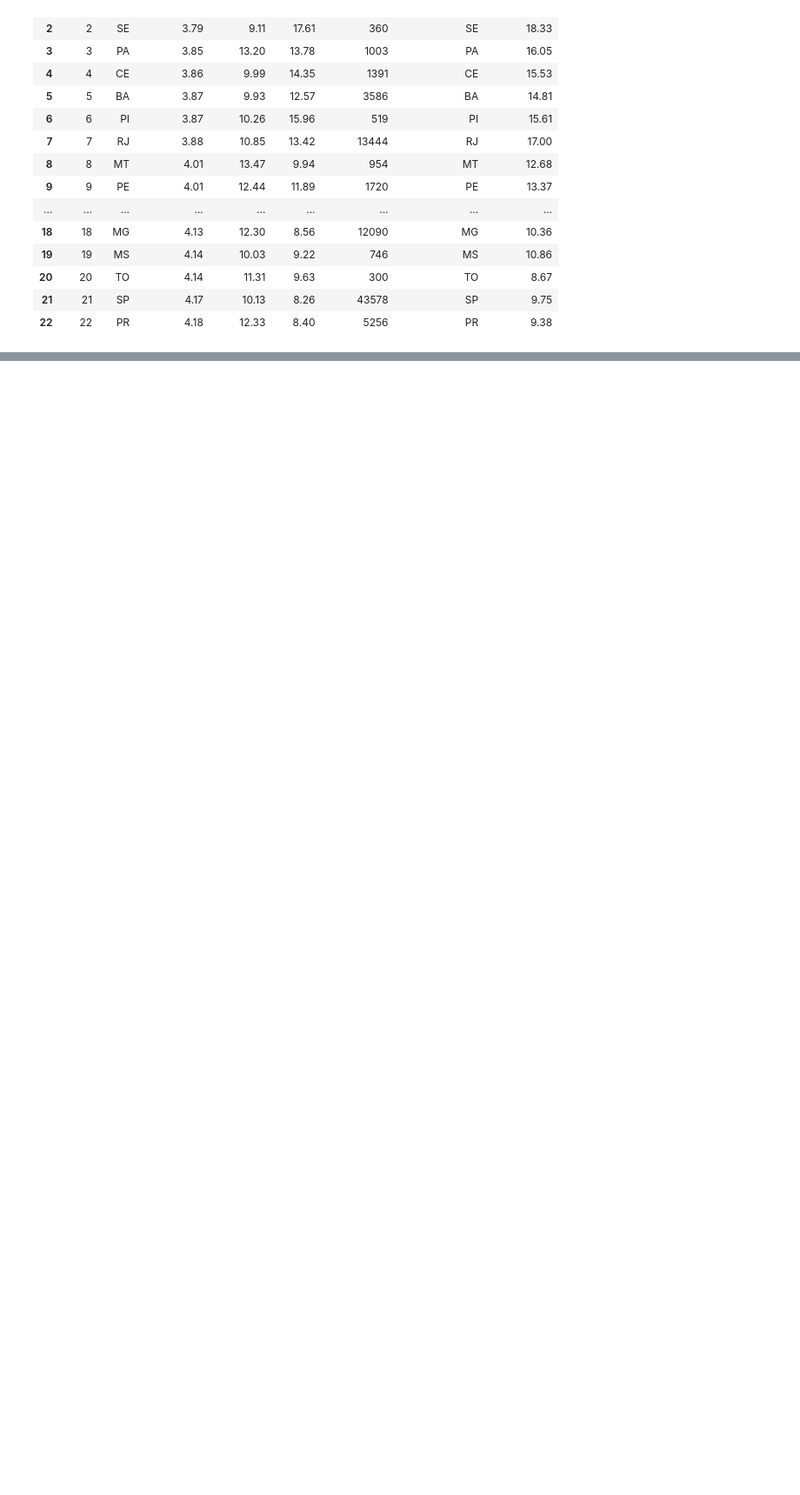
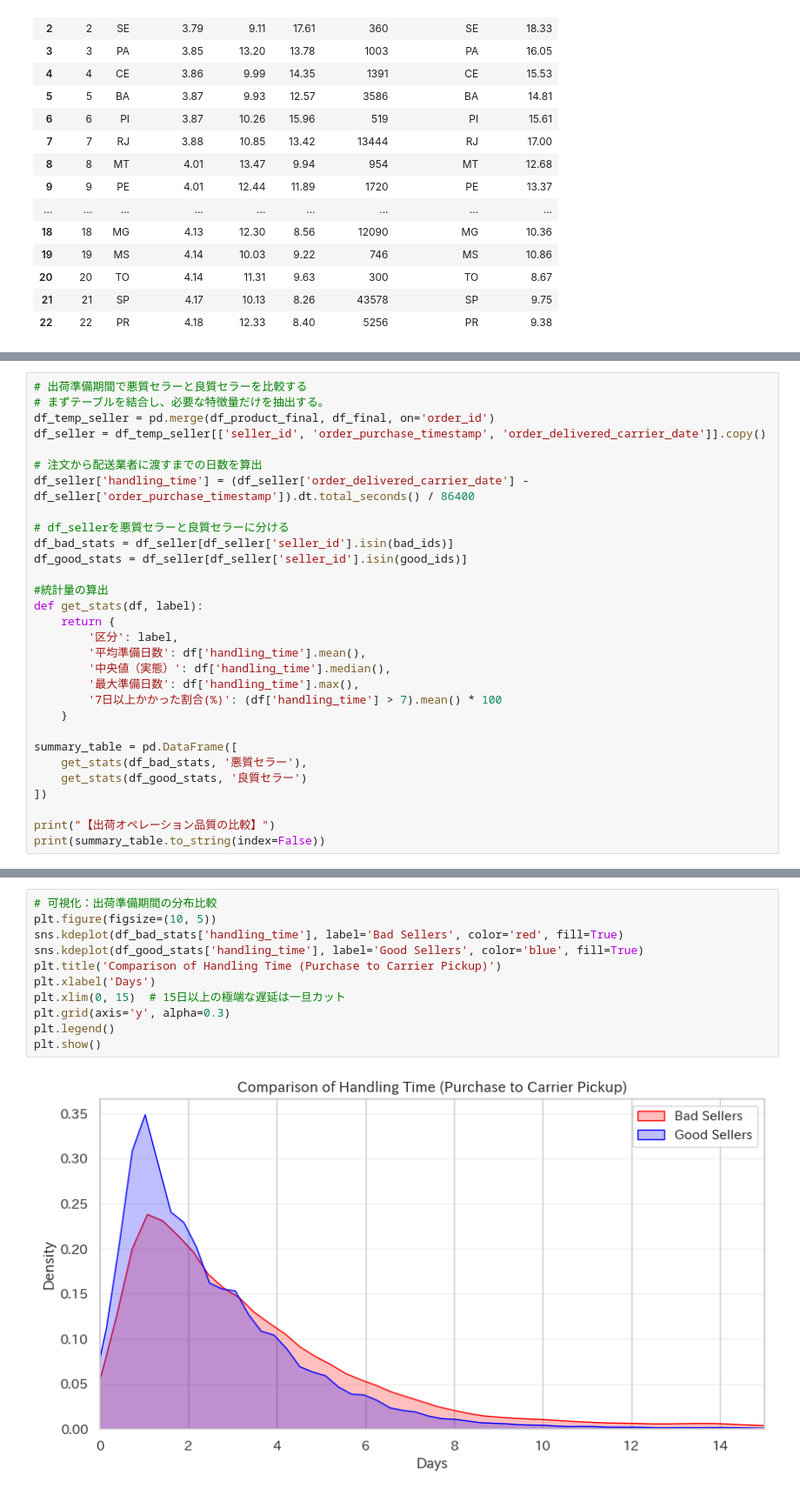
Before and after one commit to kanebako-s/olist-data-analysis, a Jupyter notebook: Kaggle_Olist_analysis.ipynb, the cells around one changed output, grey strips where cells are left out. Shown at 87% size. Saved outputs shown, nothing was run; the diff lists cells and outputs as text; blank space fills up the shorter version.

```diff
--- a/Kaggle_Olist_analysis.ipynb
+++ b/Kaggle_Olist_analysis.ipynb
@@ -390,0 +575,30 @@ product_name_translation = pd.read_csv(FILE_PATH + '/product_category_name_trans
+# %%
+# 出荷準備期間で悪質セラーと良質セラーを比較する
+# まずテーブルを結合し、必要な特徴量だけを抽出する。
+df_temp_seller = pd.merge(df_product_final, df_final, on='order_id')
+df_seller = df_temp_seller[['seller_id', 'order_purchase_timestamp', 'order_delivered_carrier_date']].copy()
+
+# 注文から配送業者に渡すまでの日数を算出
+df_seller['handling_time'] = (df_seller['order_delivered_carrier_date'] - df_seller['order_purchase_timestamp']).dt.total_seconds() / 86400
+
+# df_sellerを悪質セラーと良質セラーに分ける
+df_bad_stats = df_seller[df_seller['seller_id'].isin(bad_ids)]
+df_good_stats = df_seller[df_seller['seller_id'].isin(good_ids)]
+
+#統計量の算出
+def get_stats(df, label):
+    return {
+        '区分': label,
+        '平均準備日数': df['handling_time'].mean(),
+        '中央値（実態）': df['handling_time'].median(),
+        '最大準備日数': df['handling_time'].max(),
+        '7日以上かかった割合(%)': (df['handling_time'] > 7).mean() * 100
+    }
+
+summary_table = pd.DataFrame([
+    get_stats(df_bad_stats, '悪質セラー'),
+    get_stats(df_good_stats, '良質セラー')
+])
+
+print("【出荷オペレーション品質の比較】")
+print(summary_table.to_string(index=False))
@@ -390,0 +610,13 @@ product_name_translation = pd.read_csv(FILE_PATH + '/product_category_name_trans
+# %%
+# 可視化：出荷準備期間の分布比較
+plt.figure(figsize=(10, 5))
+sns.kdeplot(df_bad_stats['handling_time'], label='Bad Sellers', color='red', fill=True)
+sns.kdeplot(df_good_stats['handling_time'], label='Good Sellers', color='blue', fill=True)
+plt.title('Comparison of Handling Time (Purchase to Carrier Pickup)')
+plt.xlabel('Days')
+plt.xlim(0, 15)  # 15日以上の極端な遅延は一旦カット
+plt.grid(axis='y', alpha=0.3)
+plt.legend()
+plt.show()
+# %% [output]
+[figure, added]
```
Also changed, not shown: parts of 31 cells of this notebook.
